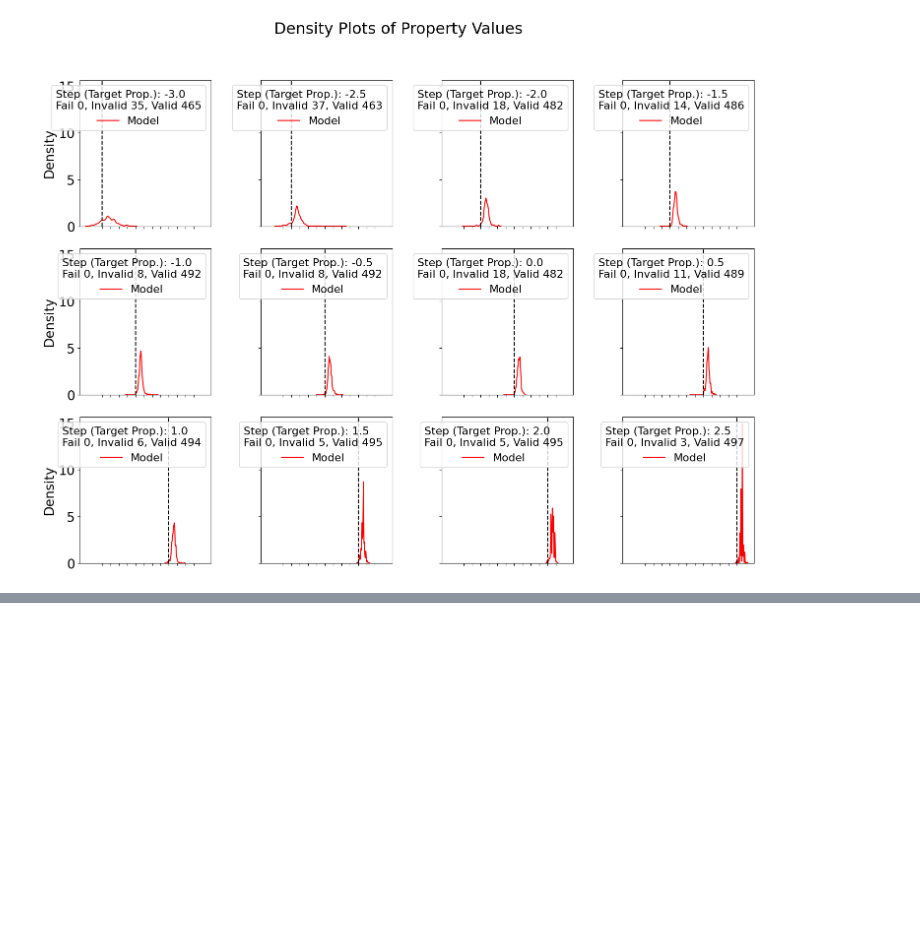
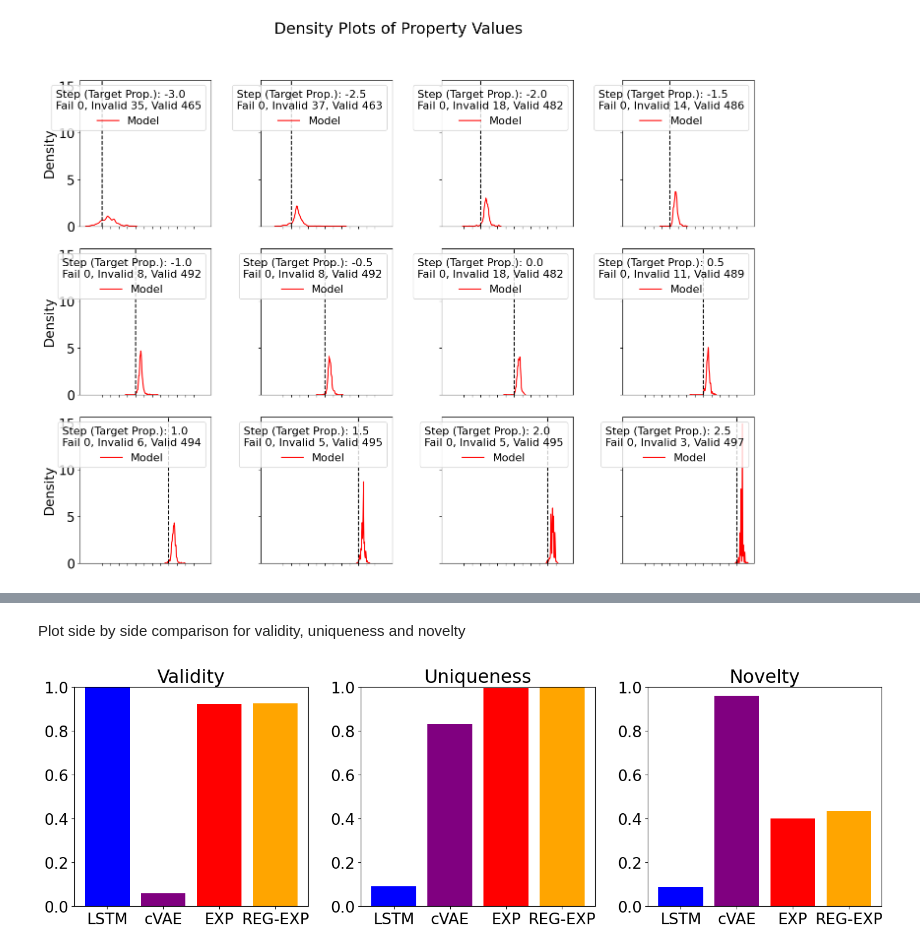
Before and after one commit to HeathArhturLouis/Rethinking-Molecular-Design-Integrating-Latent-Variable-and-Autoregressive-Models-for-Enhanced-Goal, a Jupyter notebook: evaluation/model_performance_evaluation.ipynb, the cells around one changed output, grey strips where cells are left out. Drawn from its saved outputs; the diff is of its cells as text; code cells hidden in the pictures; blank space fills up the shorter version.

```diff
--- a/evaluation/model_performance_evaluation.ipynb
+++ b/evaluation/model_performance_evaluation.ipynb
@@ -1885,0 +2009,41 @@ plt.show()
+# %%
+# Compute sample properties and metrics
+lstm_global_properties = props_from_smiles(lstm_global_sample_smiles)
+cvae_global_properties = props_from_smiles(cvae_global_sample_smiles)
+exp_cvae_global_properties = props_from_smiles(exp_cvae_global_sample_smiles)
+reg_exp_cvae_global_properties = props_from_smiles(reg_exp_cvae_global_sample_smiles)
+
+# Compute metrics from "Goal Directed ..." paper
+lstm_metrics = amina_metrics(lstm_global_sample_smiles, train_smiles.copy())
+cvae_metrics = amina_metrics(cvae_global_sample_smiles, train_smiles.copy())
+exp_cvae_metrics = amina_metrics(exp_cvae_global_sample_smiles, train_smiles.copy())
+reg_exp_cvae_metrics = amina_metrics(reg_exp_cvae_global_sample_smiles, train_smiles.copy())
+
+# Compute absolute metrics
+abs_lstm_metrics = absolute_metrics(lstm_global_sample_smiles, train_smiles.copy())
+abs_cvae_metrics = absolute_metrics(cvae_global_sample_smiles, train_smiles.copy())
+abs_exp_cvae_metrics = absolute_metrics(exp_cvae_global_sample_smiles, train_smiles.copy())
+abs_reg_exp_cvae_metrics = absolute_metrics(reg_exp_cvae_global_sample_smiles, train_smiles.copy())
+# %% [markdown]
+Plot side by side comparison for validity, uniqueness and novelty
+# %%
+models = ['LSTM', 'cVAE', 'EXP', 'REG-EXP']
+metrics = ['Validity', 'Uniqueness', 'Novelty']
+data = {
+    'Validity': [lstm_metrics[0], cvae_metrics[0], exp_cvae_metrics[0], reg_exp_cvae_metrics[0]],
+    'Uniqueness': [lstm_metrics[1], cvae_metrics[1], exp_cvae_metrics[1], reg_exp_cvae_metrics[1]],
+    'Novelty': [lstm_metrics[2], cvae_metrics[2], exp_cvae_metrics[2], reg_exp_cvae_metrics[2]]
+}
+
+# Plotting
+fig, axes = plt.subplots(1, len(metrics), figsize=(15, 5))
+
+for ax, metric in zip(axes, metrics):
+    ax.bar(models, data[metric], color=['blue', 'purple', 'red', 'orange'])
+    ax.set_title(metric)
+    ax.set_ylim(0, 1)  # Adjust based on your metric score range
+
+plt.tight_layout()
+plt.show()
+# %% [output]
+[figure, added]
```
Also changed, not shown: parts of 10 cells of this notebook, 1 other file.
